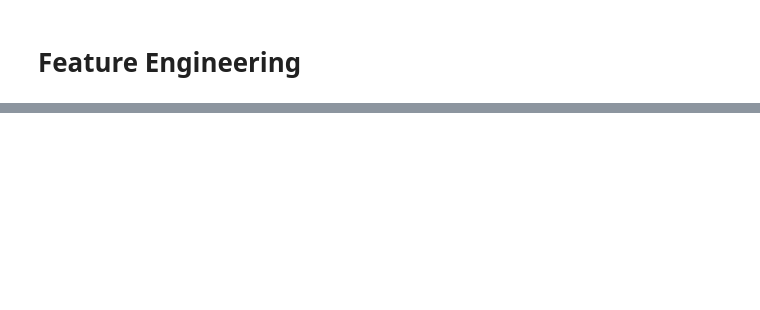
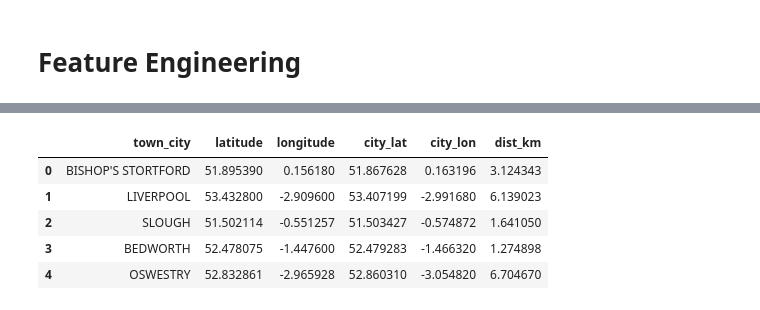
Before and after one commit to 1337Tema/HM-Land-Registry-ML-EDA-ARIMA-Geospatial, a Jupyter notebook: main.ipynb, the cells around one changed output, grey strips where cells are left out. Saved outputs shown, nothing was run; the diff lists cells and outputs as text; code cells hidden in the pictures; blank space fills up the shorter version.

```diff
--- a/main.ipynb
+++ b/main.ipynb
@@ -80,0 +104,23 @@ df.head()
+# %%
+from geopy.geocoders import Nominatim
+import time
+
+# Инициализируем геокодер
+geolocator = Nominatim(user_agent="my_geocoder")
+
+# Прогоним все уникальные города
+city_coords = {}
+nn = 0
+for city in df['town_city'].unique():
+    try:
+        nn += 1
+        loc = geolocator.geocode(f"{city}, UK")
+        if loc:
+            city_coords[city] = (loc.latitude, loc.longitude)
+            print(f"Добавлен город {nn}/{len(df['town_city'].unique())}: {city}")
+        else:
+            city_coords[city] = (None, None)
+            print(f"Ошибка при добавлении города {nn}/{len(df['town_city'].unique())}: {city}")
+    except Exception:
+        city_coords[city] = (None, None)
+    #time.sleep(1)  # Нужная задержка между запросами (1 запрос в секунду)
@@ -80,0 +145,19 @@ df.head()
+# %%
+# Распаковываем city_coords в колонки
+df['city_lat'] = df['town_city'].map(lambda c: city_coords[c][0])
+df['city_lon'] = df['town_city'].map(lambda c: city_coords[c][1])
+# %%
+# Считаем расстояние
+df['dist_km'] = haversine(
+    df['city_lat'], df['city_lon'],
+    df['latitude'], df['longitude']
+)
+
+df[['town_city','latitude','longitude','city_lat','city_lon','dist_km']].head()
+# %% [output]
+|  | town_city | latitude | longitude | city_lat | city_lon | dist_km |
+| 0 | BISHOP'S STORTFORD | 51.895390 | 0.156180 | 51.867628 | 0.163196 | 3.124343 |
+| 1 | LIVERPOOL | 53.432800 | -2.909600 | 53.407199 | -2.991680 | 6.139023 |
+| 2 | SLOUGH | 51.502114 | -0.551257 | 51.503427 | -0.574872 | 1.641050 |
+| 3 | BEDWORTH | 52.478075 | -1.447600 | 52.479283 | -1.466320 | 1.274898 |
+| 4 | OSWESTRY | 52.832861 | -2.965928 | 52.860310 | -3.054820 | 6.704670 |
```
Also changed, not shown: parts of 8 cells of this notebook, 1 other file.
